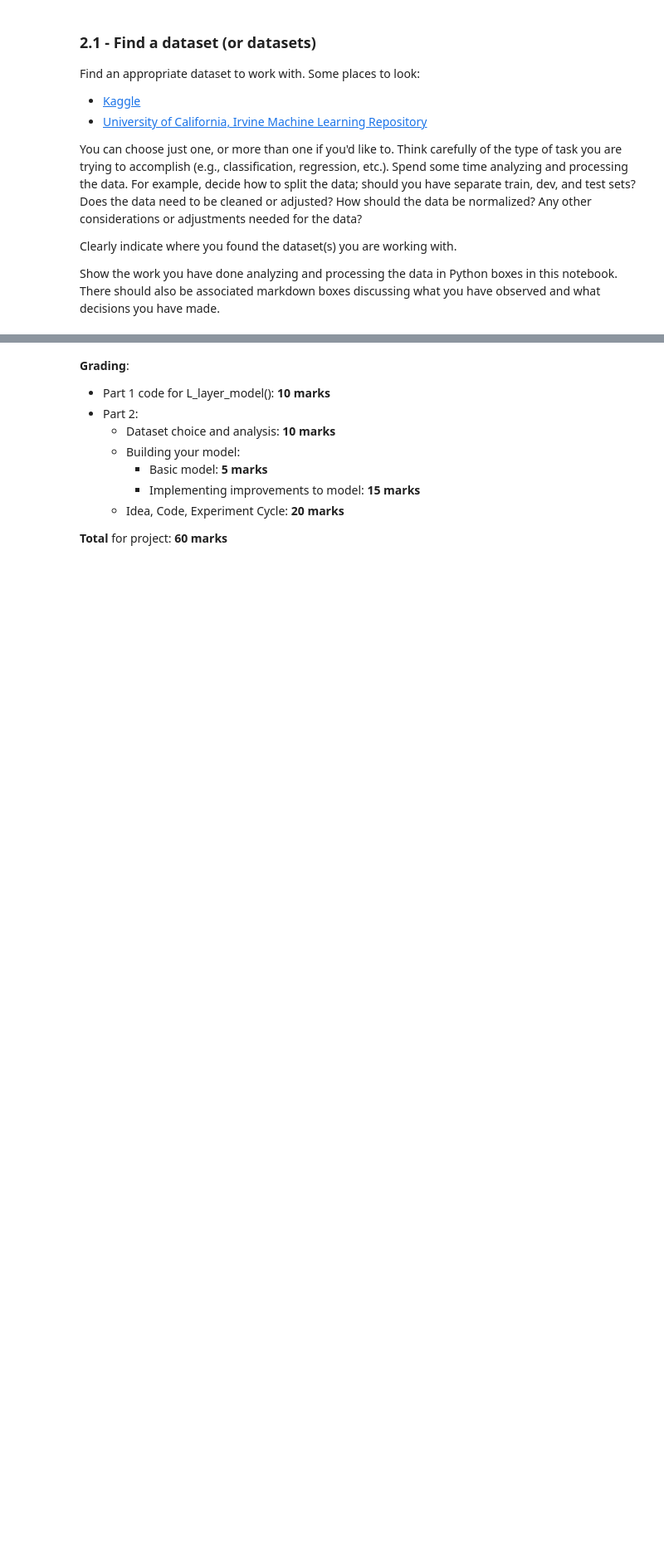
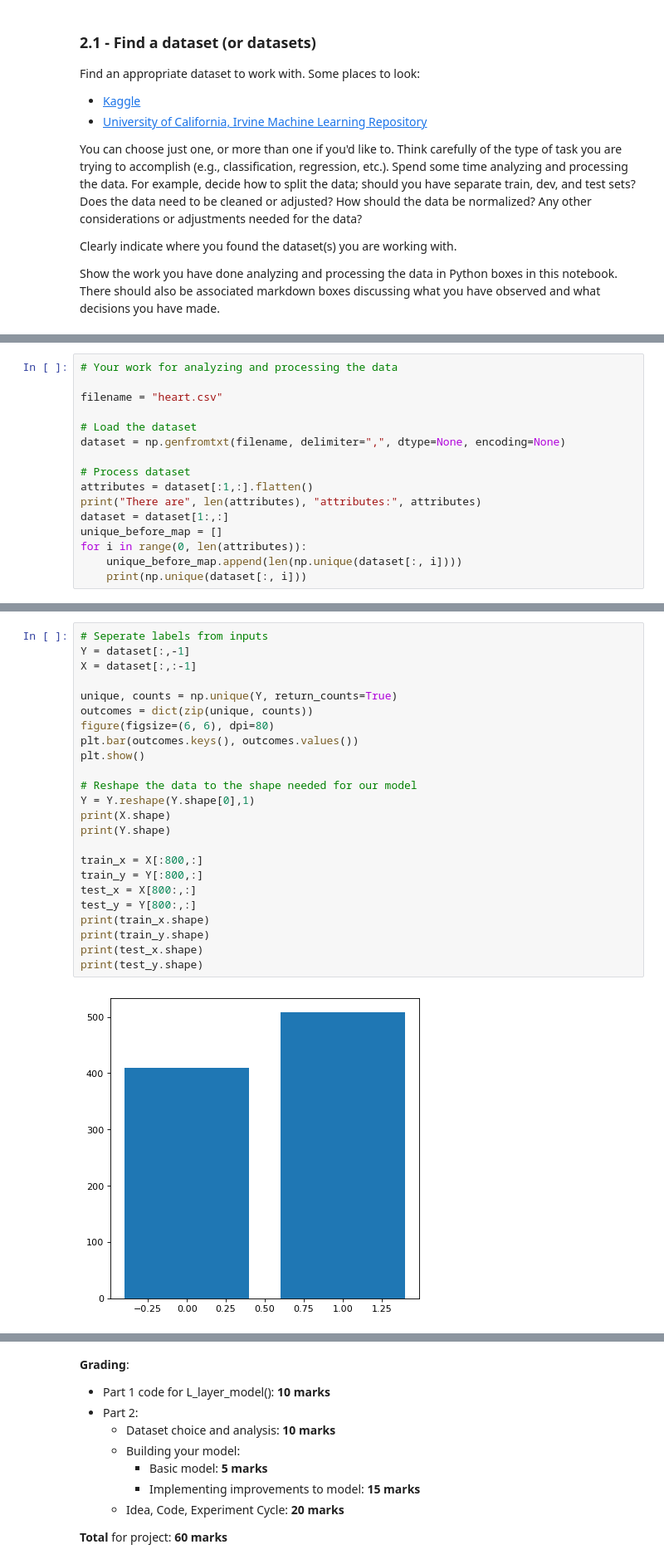
Before and after one commit to shawnzeeee/NeuralNetworkProject, a Jupyter notebook: Neural_Network_Project.ipynb, the cells around one changed output, grey strips where cells are left out. Shown: that part at 83% size. Saved outputs shown, nothing was run; the diff lists cells and outputs as text; blank space fills up the shorter version.

```diff
--- a/Neural_Network_Project.ipynb
+++ b/Neural_Network_Project.ipynb
@@ -314,0 +298,16 @@ Show the work you have done analyzing and processing the data in Python boxes in
+# %%
+# Your work for analyzing and processing the data
+
+filename = "heart.csv"
+
+# Load the dataset
+dataset = np.genfromtxt(filename, delimiter=",", dtype=None, encoding=None)
+
+# Process dataset
+attributes = dataset[:1,:].flatten()
+print("There are", len(attributes), "attributes:", attributes)
+dataset = dataset[1:,:]
+unique_before_map = []
+for i in range(0, len(attributes)):
+    unique_before_map.append(len(np.unique(dataset[:, i])))
+    print(np.unique(dataset[:, i]))
@@ -314,0 +382,26 @@ Show the work you have done analyzing and processing the data in Python boxes in
+# %%
+# Seperate labels from inputs
+Y = dataset[:,-1]
+X = dataset[:,:-1]
+
+unique, counts = np.unique(Y, return_counts=True)
+outcomes = dict(zip(unique, counts))
+figure(figsize=(6, 6), dpi=80)
+plt.bar(outcomes.keys(), outcomes.values())
+plt.show()
+
+# Reshape the data to the shape needed for our model
+Y = Y.reshape(Y.shape[0],1)
+print(X.shape)
+print(Y.shape)
+
+train_x = X[:800,:]
+train_y = Y[:800,:]
+test_x = X[800:,:]
+test_y = Y[800:,:]
+print(train_x.shape)
+print(train_y.shape)
+print(test_x.shape)
+print(test_y.shape)
+# %% [output]
+[figure, added]
```
Also changed, not shown: parts of 33 cells of this notebook, 1 other file.
